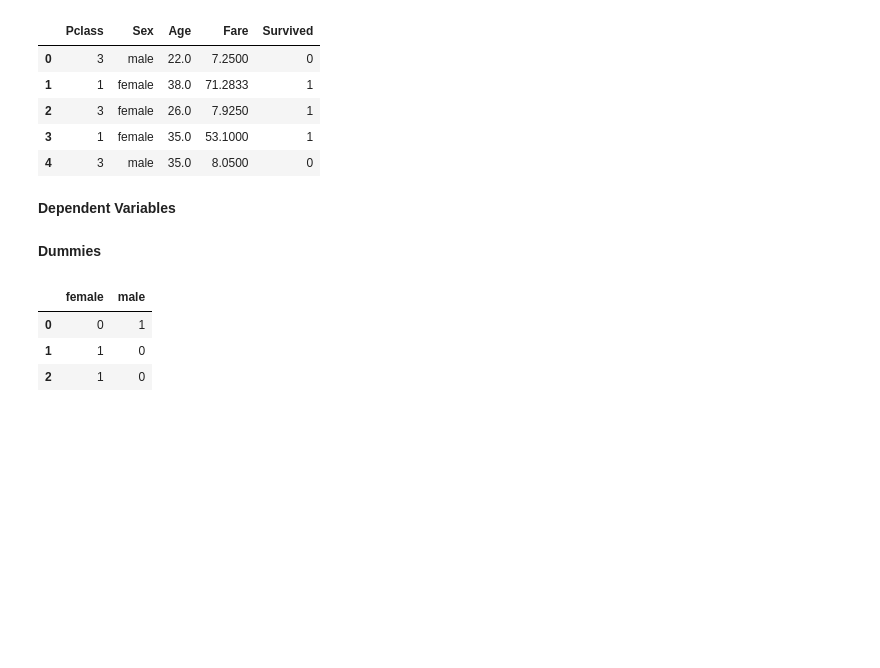
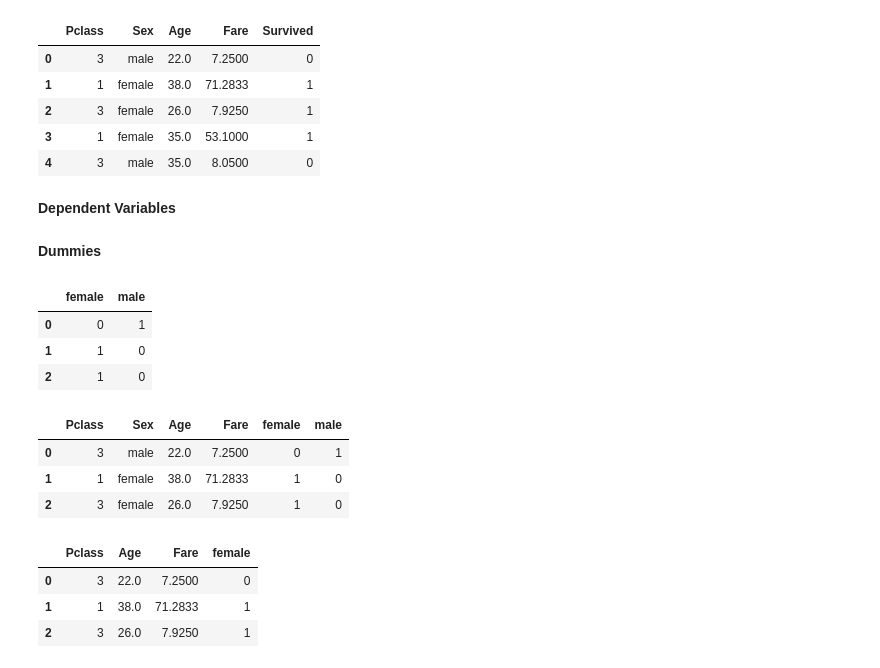
Before and after one commit to Sujitharasamsetty/Machine-Learning-, a Jupyter notebook: Naive Bayes/Naive_Baye's.ipynb, the cells around one changed output. Cells and saved outputs as stored; diff of their text form; code cells hidden in the pictures; blank space fills up the shorter version.

```diff
--- a/Naive Bayes/Naive_Baye's.ipynb
+++ b/Naive Bayes/Naive_Baye's.ipynb
@@ -38,3 +38,19 @@ dummies.head(3)
 | 0 | 0 | 1 |
 | 1 | 1 | 0 |
 | 2 | 1 | 0 |
+# %%
+inputs = pd.concat([inputs,dummies],axis='columns')
+inputs.head(3)
+# %% [output]
+|  | Pclass | Sex | Age | Fare | female | male |
+| 0 | 3 | male | 22.0 | 7.2500 | 0 | 1 |
+| 1 | 1 | female | 38.0 | 71.2833 | 1 | 0 |
+| 2 | 3 | female | 26.0 | 7.9250 | 1 | 0 |
+# %%
+inputs.drop(['Sex','male'],axis='columns',inplace=True)
+inputs.head(3)
+# %% [output]
+|  | Pclass | Age | Fare | female |
+| 0 | 3 | 22.0 | 7.2500 | 0 |
+| 1 | 1 | 38.0 | 71.2833 | 1 |
+| 2 | 3 | 26.0 | 7.9250 | 1 |
```
Also changed, not shown: parts of 17 cells of this notebook.
